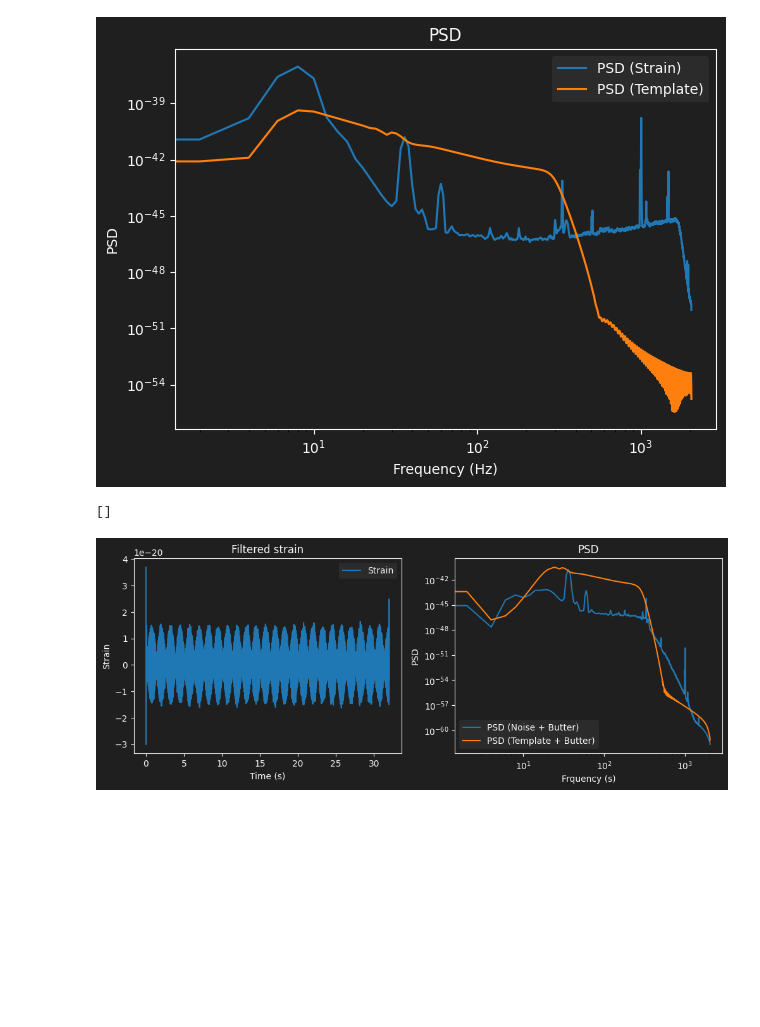
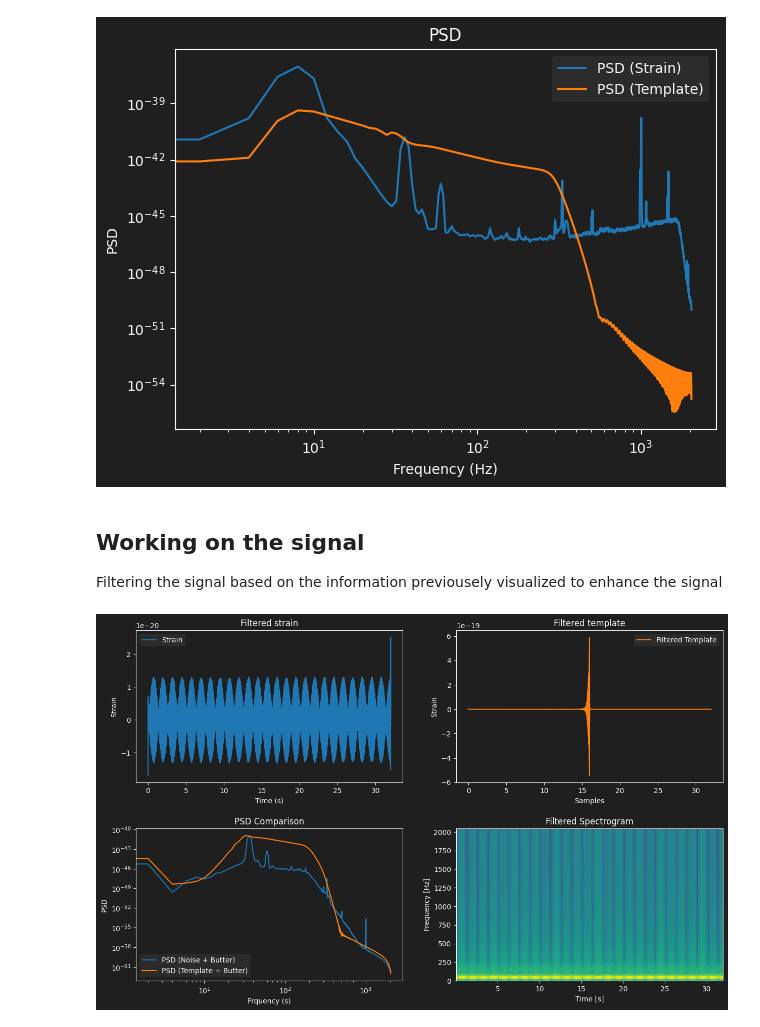
Before and after one commit to NunzioDA/EDSProjects, a Jupyter notebook: project_three/project_three.ipynb, the cells around one changed output. Saved outputs shown, nothing was run; the diff lists cells and outputs as text; code cells hidden in the pictures; blank space fills up the shorter version.

```diff
--- a/project_three/project_three.ipynb
+++ b/project_three/project_three.ipynb
@@ -39,0 +12,8 @@ len(strain)
+# %%
+plot_settings.set_theme('dark')
+
+# Loading data
+data_file = "dati H1 32s progetto 3.txt"
+template_file = "template.txt"
+data = np.loadtxt(data_file)
+template = np.loadtxt(template_file)
@@ -103,12 +95,18 @@ plt.tight_layout()
 plt.show()
 # %% [output]
 [figure]
+# %% [markdown]
+## Working on the signal
+Filtering the signal based on the information previousely visualized to enhance the signal
 # %%
-lowcut = 20
-highcut = 300
+# Keeping the frequencies where the signal
+# is stronger than the noise
+lowcut = 30
+highcut = 200
 order = 4
 
+# Using butterworth as a bandpass on
+# both the strain and template
 sos = butter(order, [lowcut, highcut], btype='bandpass', fs=fs, output='sos')
-# Applica il filtro
-filtered_signal = sosfiltfilt(sos, strain)
+filtered_strain = sosfiltfilt(sos, strain)
 filtered_template = sosfiltfilt(sos, template)
@@ -117,20 +113,30 @@ fft_signal = dt * fft(filtered_signal)
 # %%
-frequencies_filtered, psd_filtered = welch(filtered_signal, fs=fs, nperseg=fs//2)
+# Computing filtered strain and template psd using welch
+frequencies_filtered, psd_filtered = welch(filtered_strain, fs=fs, nperseg=fs//2)
 frequencies_filt_temp, psd_filt_temp = welch(filtered_template, fs=fs, nperseg=fs//2)
 # %%
-plot_settings.figure(figsize=(12, 4))
-plot_settings.subplot(1, 2, 1,"Time (s)", "Strain")
+# Plotting results
+plot_settings.figure(figsize=(15, 9))
+plot_settings.subplot(2, 2, 1,"Time (s)", "Strain")
 plot_settings.title("Filtered strain")
-plt.plot(time-time[0], filtered_signal, label="Strain")
+plt.plot(time-time[0], filtered_strain, label="Strain")
 plot_settings.legend()
 
-plot_settings.subplot(1, 2, 2,"Frquency (s)", "PSD")
-plot_settings.title("PSD")
+plot_settings.subplot(2, 2, 2,"Samples", "Strain")
+plot_settings.title("Filtered template")
+plt.plot(np.linspace(0,len(filtered_template)*dt,len(filtered_template)),filtered_template, label="Filtered Template", color=plot_settings.color(5))
+plot_settings.legend()
+
+plot_settings.subplot(2, 2, 3,"Frquency (s)", "PSD")
+plot_settings.title("PSD Comparison")
 plt.loglog(frequencies_filtered, psd_filtered, label="PSD (Noise + Butter)")
 plt.loglog(frequencies_filt_temp, psd_filt_temp, label="PSD (Template + Butter)")
 plot_settings.legend()
 
-plt.plot()
+# Plotting spectogram
+plot_settings.subplot(2,2,4,ylabel="Frequency [Hz]", xlabel="Time [s]")
+plot_settings.title("Filtered Spectrogram")
+plt.specgram(filtered_strain, Fs= int(fs), NFFT=256, window=np.hamming(256))
+plt.subplots_adjust(wspace=0.2, hspace=0.3)
 # %% [output]
-[]
-[figure, old version]
+[figure, new version]
```
Also changed, not shown: parts of 16 cells of this notebook.
